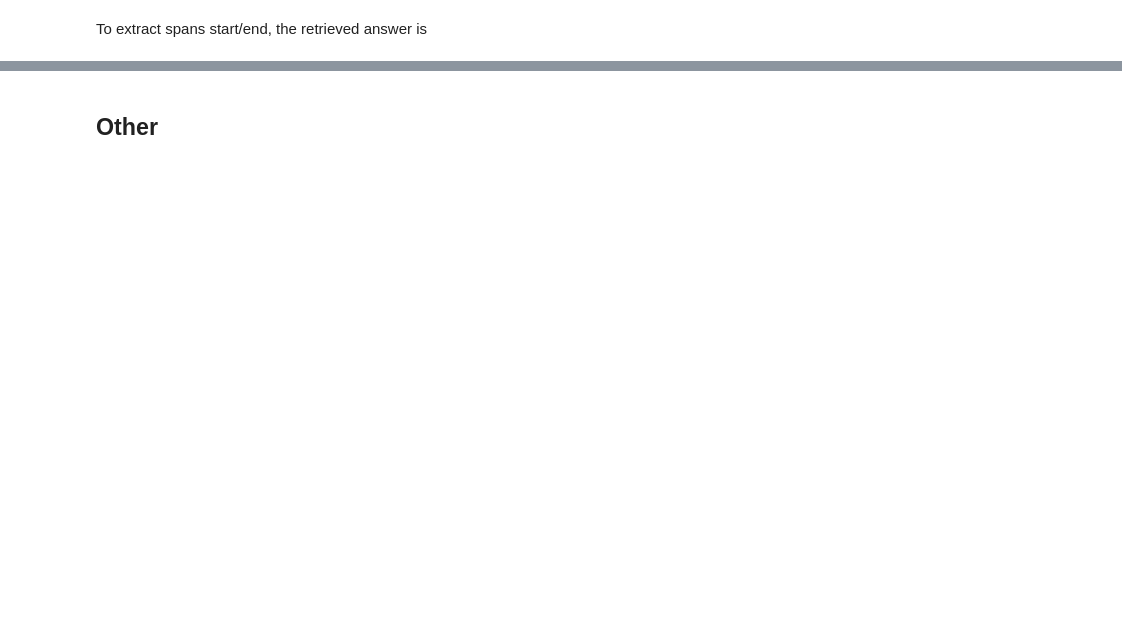
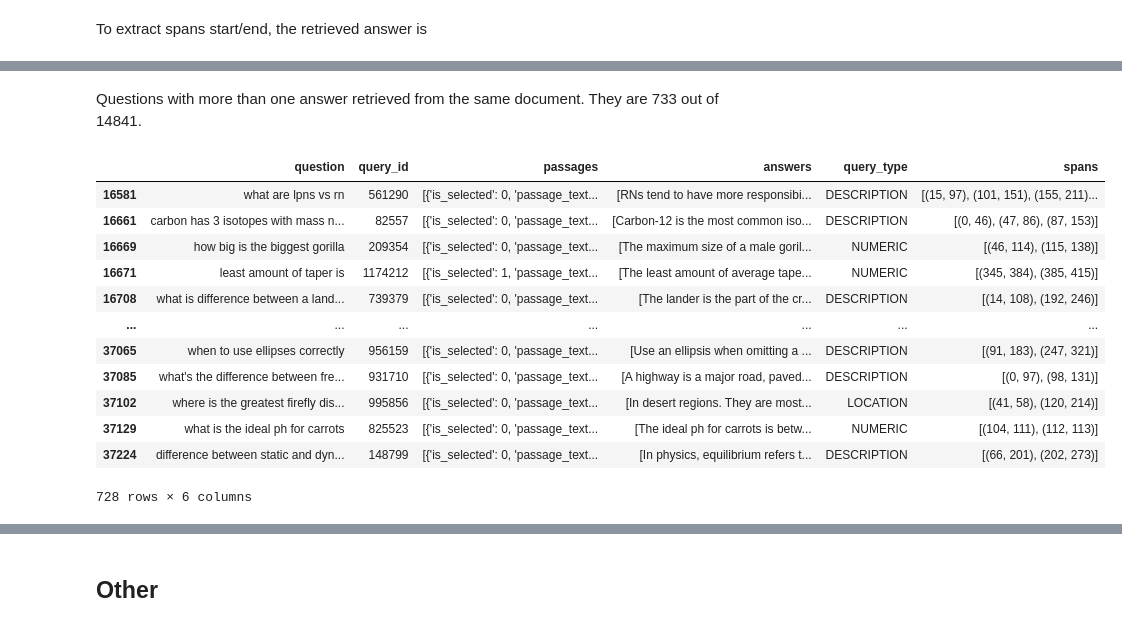
Before and after one commit to DanieleMorotti/Argument-retrieval-for-comparative-questions, a Jupyter notebook: ms-marco-dataset.ipynb, the cells around one changed output, grey strips where cells are left out. Drawn from its saved outputs; the diff is of its cells as text; code cells hidden in the pictures; blank space fills up the shorter version.

```diff
--- a/ms-marco-dataset.ipynb
+++ b/ms-marco-dataset.ipynb
@@ -227,0 +459,19 @@ Start: 0, end: 178
+# %% [markdown]
+Questions with more than one answer retrieved from the same document. They are 733 out of 14841.
+# %%
+df_multispan = df_proc[df_proc.spans.apply(lambda x: len(x) if isinstance(x, list) else 0) > 1]
+df_multispan
+# %% [output]
+|  | question | query_id | passages | answers | query_type | spans |
+| 16581 | what are lpns vs rn | 561290 | [{'is_selected': 0, 'passage_text... | [RNs tend to have more responsibi... | DESCRIPTION | [(15, 97), (101, 151), (155, 211)... |
+| 16661 | carbon has 3 isotopes with mass n... | 82557 | [{'is_selected': 0, 'passage_text... | [Carbon-12 is the most common iso... | DESCRIPTION | [(0, 46), (47, 86), (87, 153)] |
+| 16669 | how big is the biggest gorilla | 209354 | [{'is_selected': 0, 'passage_text... | [The maximum size of a male goril... | NUMERIC | [(46, 114), (115, 138)] |
+| 16671 | least amount of taper is | 1174212 | [{'is_selected': 1, 'passage_text... | [The least amount of average tape... | NUMERIC | [(345, 384), (385, 415)] |
+| 16708 | what is difference between a land... | 739379 | [{'is_selected': 0, 'passage_text... | [The lander is the part of the cr... | DESCRIPTION | [(14, 108), (192, 246)] |
+| ... | ... | ... | ... | ... | ... | ... |
+| 37065 | when to use ellipses correctly | 956159 | [{'is_selected': 0, 'passage_text... | [Use an ellipsis when omitting a ... | DESCRIPTION | [(91, 183), (247, 321)] |
+| 37085 | what's the difference between fre... | 931710 | [{'is_selected': 0, 'passage_text... | [A highway is a major road, paved... | DESCRIPTION | [(0, 97), (98, 131)] |
+| 37102 | where is the greatest firefly dis... | 995856 | [{'is_selected': 0, 'passage_text... | [In desert regions. They are most... | LOCATION | [(41, 58), (120, 214)] |
+| 37129 | what is the ideal ph for carrots | 825523 | [{'is_selected': 0, 'passage_text... | [The ideal ph for carrots is betw... | NUMERIC | [(104, 111), (112, 113)] |
+| 37224 | difference between static and dyn... | 148799 | [{'is_selected': 0, 'passage_text... | [In physics, equilibrium refers t... | DESCRIPTION | [(66, 201), (202, 273)] |
+728 rows × 6 columns
```
Also changed, not shown: parts of 45 cells of this notebook.
